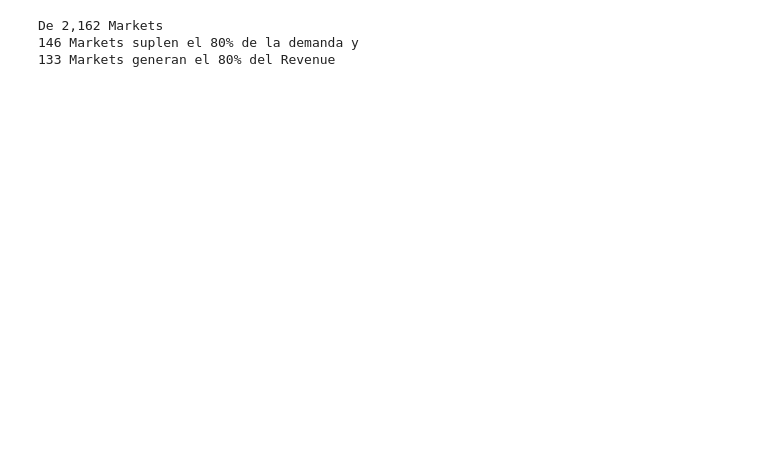
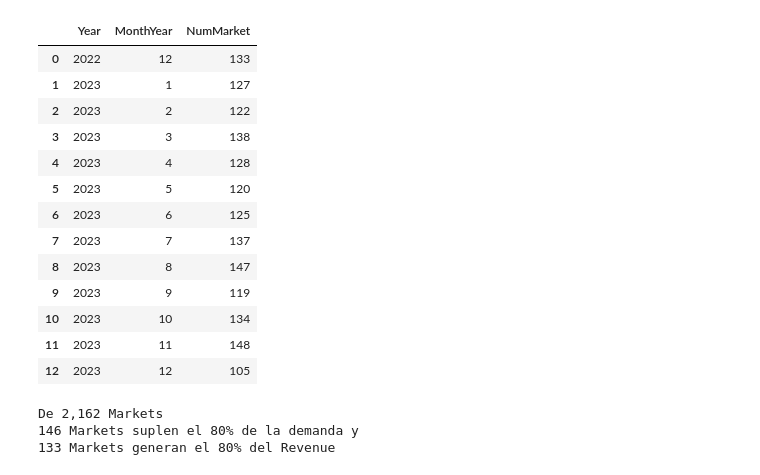
Before and after one commit to wilmerurango/workshop, a Jupyter notebook: data_dia1.ipynb, the cells around one changed output. Drawn from its saved outputs; the diff is of its cells as text; code cells hidden in the pictures; blank space fills up the shorter version.

```diff
--- a/data_dia1.ipynb
+++ b/data_dia1.ipynb
@@ -24,10 +24,9 @@ def loadCleanData(path:str):
     return cleanData, data
 
 
-def rule_80_20(cleanData: pd.DataFrame, attribute:str, percent = 80.0):
-
+def rule_80_20(df: pd.DataFrame, attribute:str, percent = 80.0):
     # Distribution of Market by [Demand]
-    marketFor = cleanData.groupby(by=['Market'])[attribute].sum().sort_values(ascending=False)
+    marketFor = df.groupby(by=['Market'])[attribute].sum().sort_values(ascending=False)
     marketFor = marketFor.reset_index()
 
     marketFor['Porcent'] = (marketFor[attribute]/marketFor[attribute].sum())*100
@@ -37,8 +36,72 @@ def rule_80_20(cleanData: pd.DataFrame, attribute:str, percent = 80.0):
     numberMarketFor_80 = marketFor_80['Market'].nunique()
 
     return marketFor_80, numberMarketFor_80
+
+
+def addTimeFeatures(df: pd.DataFrame, attr: str):
+    df['DepatureDate'] = df[attr].dt.date
+    df['DepatureTime'] = df[attr].dt.time
+    df['HourDay'] = df[attr].dt.hour
+    df['DayWeek'] = df[attr].dt.day_name()
+    df['WeekYear'] = df[attr].dt.isocalendar().week
+    df['MonthYear'] = df[attr].dt.month
+    df['Year'] = df[attr].dt.year
+
+    return df
 # %%
 # cleanData, data = loadCleanData('/home/wilmer/Documentos/Codes/WORKSHOP/data/anonymizedHistoricalData.csv')
 cleanData, data = loadCleanData('C:/Tesis_wilmer/workshop/data/anonymizedHistoricalData.csv')
+# %%
+def rule_80_20(df:pd.DataFrame, attr:str, index_1=0, index_2=0, value_index_1=0, value_index_2=0, percent = 80.0):
+
+    if index_1 == 0 and index_2 == 0:
+        index_1 = 'Year'
+        index_2 = 'MonthYear'
+
+    marketFor = pd.pivot_table(df, index=[index_1, index_2, 'Market'], values=attr, aggfunc='sum').sort_values(by=[index_1, index_2, attr], ascending=[True, True, False])
+    marketFor = marketFor.div(marketFor.groupby([index_1, index_2]).transform('sum')) * 100
+
+    sumAccumulation = marketFor.groupby([index_1, index_2]).cumsum()
+    filterIndex = sumAccumulation[attr] <= percent
+    indexFilterIndex = filterIndex[filterIndex].index
+
+    marketFor_80 = marketFor.loc[indexFilterIndex].reset_index()
+    marketFor_80.columns = [index_1, index_2, 'Market',	'PercentRevenue']
+    numberMarketFor_80 = marketFor_80.reset_index().groupby([index_1, index_2])['Market'].nunique().reset_index()
+    numberMarketFor_80.columns = [index_1, index_2,	'NumMarket']
+
+    if value_index_1 != 0:
+        marketFor_80 = marketFor_80[marketFor_80[index_1]==value_index_1]
+        numberMarketFor_80 = numberMarketFor_80[numberMarketFor_80[index_1]==value_index_1]
+
+    if value_index_2 != 0:
+        marketFor_80 = marketFor_80[marketFor_80[index_2]==value_index_2]
+        numberMarketFor_80 = numberMarketFor_80[numberMarketFor_80[index_2]==value_index_2]
+
+    if value_index_1 != 0 and value_index_2 != 0:
+        return marketFor_80, numberMarketFor_80['NumMarket'][1]
+    else:
+        return marketFor_80, numberMarketFor_80
+
+a, b= rule_80_20(cleanData, 'Revenue')
+# a = a.reset_index()
+# a[(a['Year']==2023) & (a['MonthYear']==1)]['Market'].nunique()
+
+b
+# %% [output]
+|  | Year | MonthYear | NumMarket |
+| 0 | 2022 | 12 | 133 |
+| 1 | 2023 | 1 | 127 |
+| 2 | 2023 | 2 | 122 |
+| 3 | 2023 | 3 | 138 |
+| 4 | 2023 | 4 | 128 |
+| 5 | 2023 | 5 | 120 |
+| 6 | 2023 | 6 | 125 |
+| 7 | 2023 | 7 | 137 |
+| 8 | 2023 | 8 | 147 |
+| 9 | 2023 | 9 | 119 |
+| 10 | 2023 | 10 | 134 |
+| 11 | 2023 | 11 | 148 |
+| 12 | 2023 | 12 | 105 |
 # %%
 # Adding temporality
```
Also changed, not shown: parts of 7 cells of this notebook.
